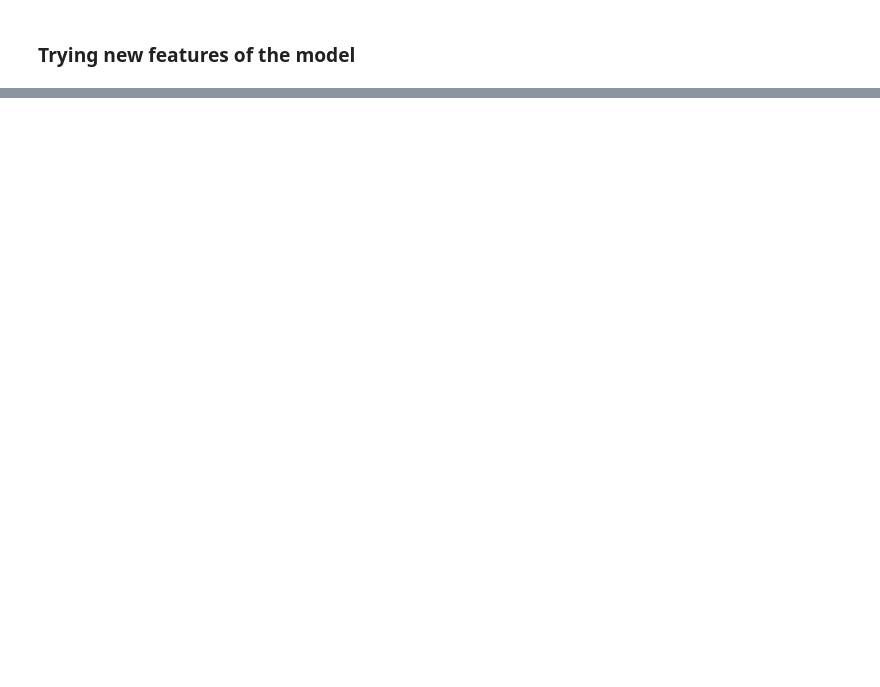
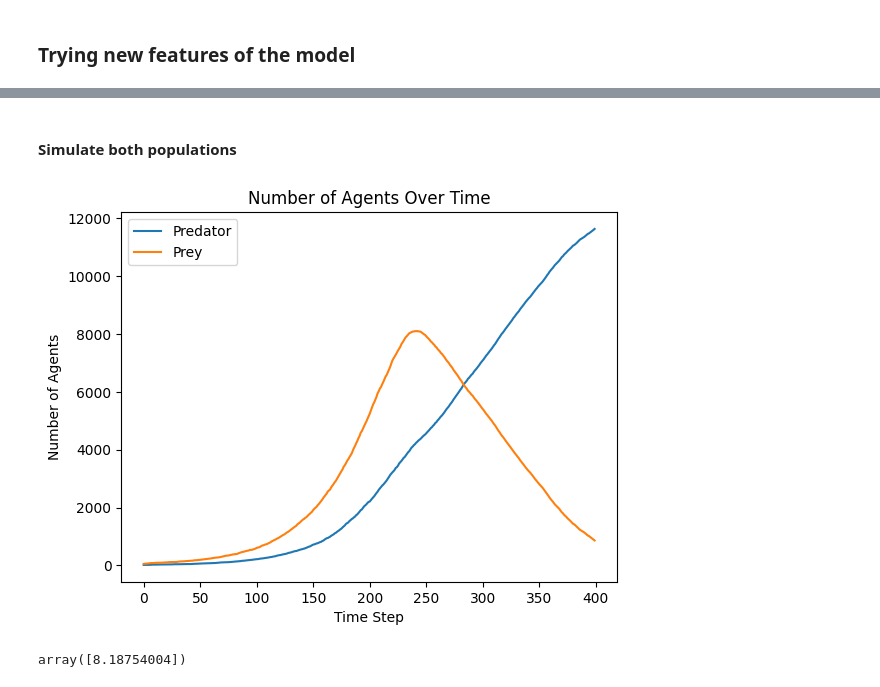
Before and after one commit to IlyaSchneider10/BottMedical_Microbiome, a Jupyter notebook: Play_around.ipynb, the cells around one changed output, grey strips where cells are left out. Drawn from its saved outputs; the diff is of its cells as text; code cells hidden in the pictures; blank space fills up the shorter version.

```diff
--- a/Play_around.ipynb
+++ b/Play_around.ipynb
@@ -39,3 +38,39 @@ plt.show()
+# %% [markdown]
+#### Simulate both populations
+# %%
+#Making x steps with in the model
+x = 400
+
+model = Microbiome(15, 50, False, 50, 50, immediate_killing = False)
+for i in range(x):
+    model.step()
+
+# Check the numbers of agents
+
+agent_num_data = model.datacollector.get_model_vars_dataframe()
+num_of_agents_1 = agent_num_data.loc[:,"Type_a_1"]
+num_of_agents_2 = agent_num_data.loc[:,"Type_a_2"]
+number_of_time_steps = agent_num_data.index
+
+# Plotting the number of agents over time
+plt.plot(number_of_time_steps, num_of_agents_1, label = "Predator")
+plt.plot(number_of_time_steps, num_of_agents_2, label = "Prey")
+
+# Adding labels and title
+plt.legend()
+plt.xlabel('Time Step')
+plt.ylabel('Number of Agents')
+plt.title('Number of Agents Over Time')
+
+# Displaying the plot
+plt.show()
+# %% [output]
+[figure, added]
+# %%
+s_mutens_radius = 0.75 # micrometers
+average_bacteria_area = 4*math.pi*s_mutens_radius**2
+# %% [output]
+array([8.18754004])
 # %%
 # Extract the data about mass of one of the bacteria
 my_variable_view = []
```
Also changed, not shown: parts of 9 cells of this notebook, 3 other files.
